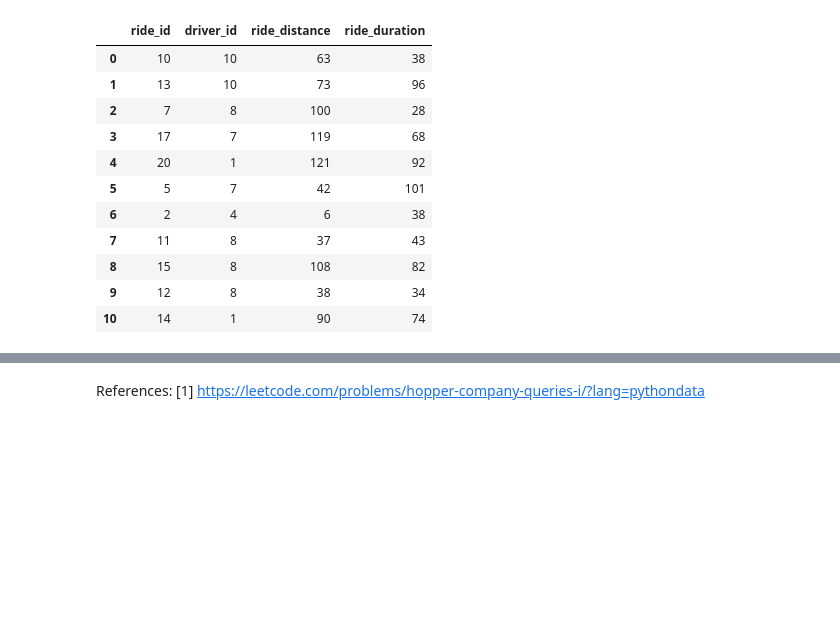
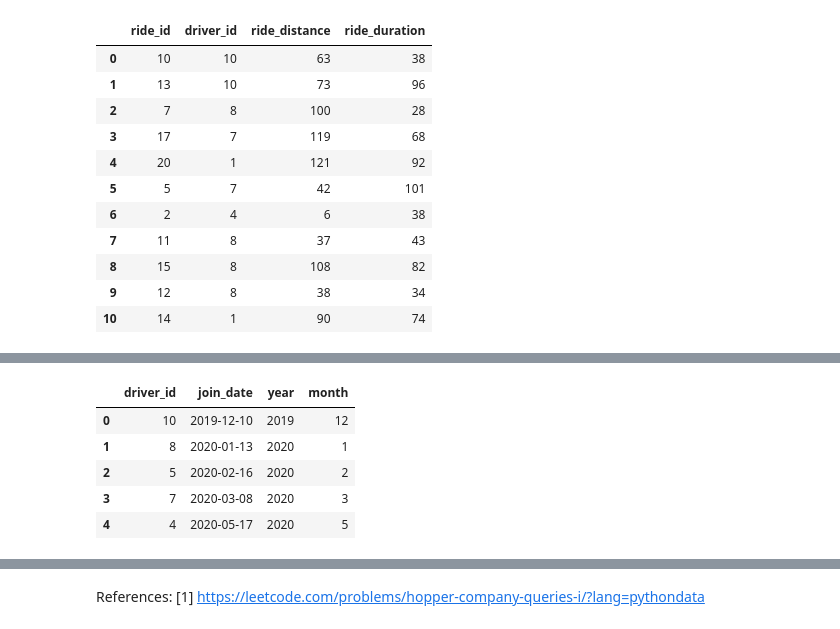
Before and after one commit to SKawsar/Pandas-Hard-Data-Preprocessing, a Jupyter notebook: Hopper Company Queries I.ipynb, the cells around one changed output, grey strips where cells are left out. Drawn from its saved outputs; the diff is of its cells as text; code cells hidden in the pictures; blank space fills up the shorter version.

```diff
--- a/Hopper Company Queries I.ipynb
+++ b/Hopper Company Queries I.ipynb
@@ -134,0 +261,12 @@ month_df
+# %%
+drivers["year"] = drivers["join_date"].dt.year
+drivers["month"] = drivers["join_date"].dt.month
+drivers = drivers[drivers["year"]<=2020]
+display(drivers.head())
+# %% [output]
+|  | driver_id | join_date | year | month |
+| 0 | 10 | 2019-12-10 | 2019 | 12 |
+| 1 | 8 | 2020-01-13 | 2020 | 1 |
+| 2 | 5 | 2020-02-16 | 2020 | 2 |
+| 3 | 7 | 2020-03-08 | 2020 | 3 |
+| 4 | 4 | 2020-05-17 | 2020 | 5 |
```
Also changed, not shown: parts of 22 cells of this notebook.
